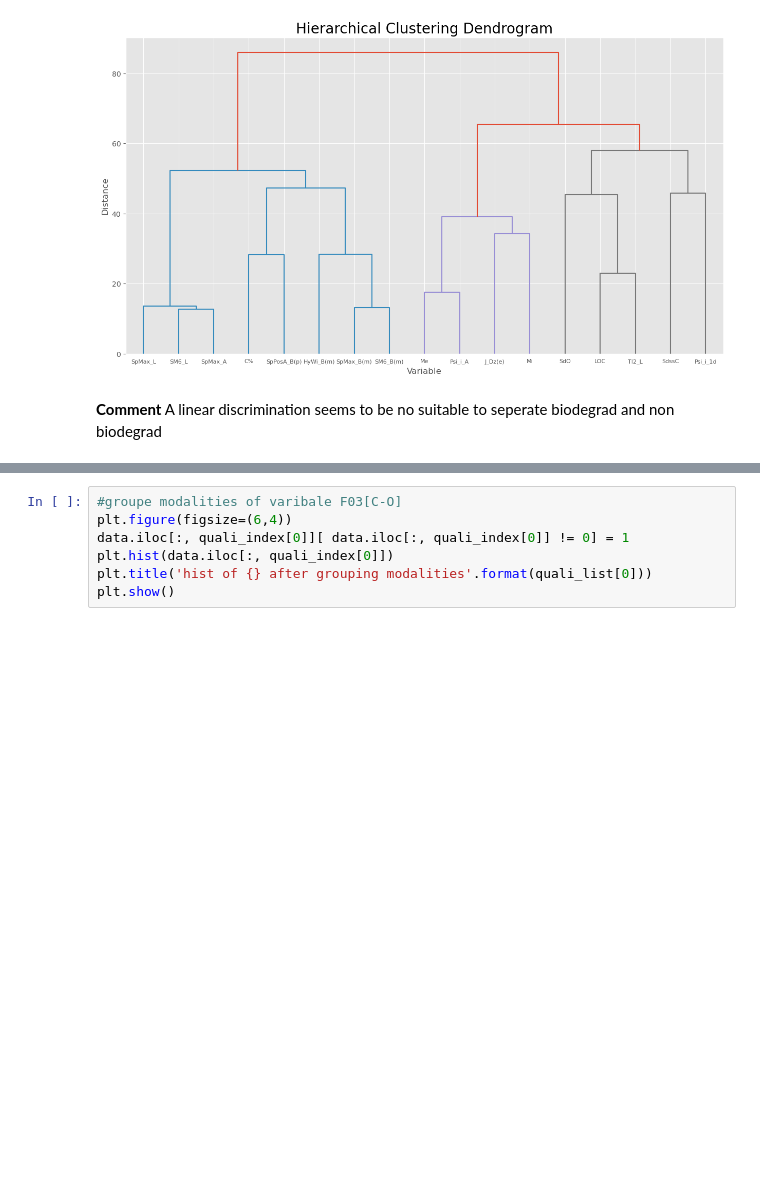
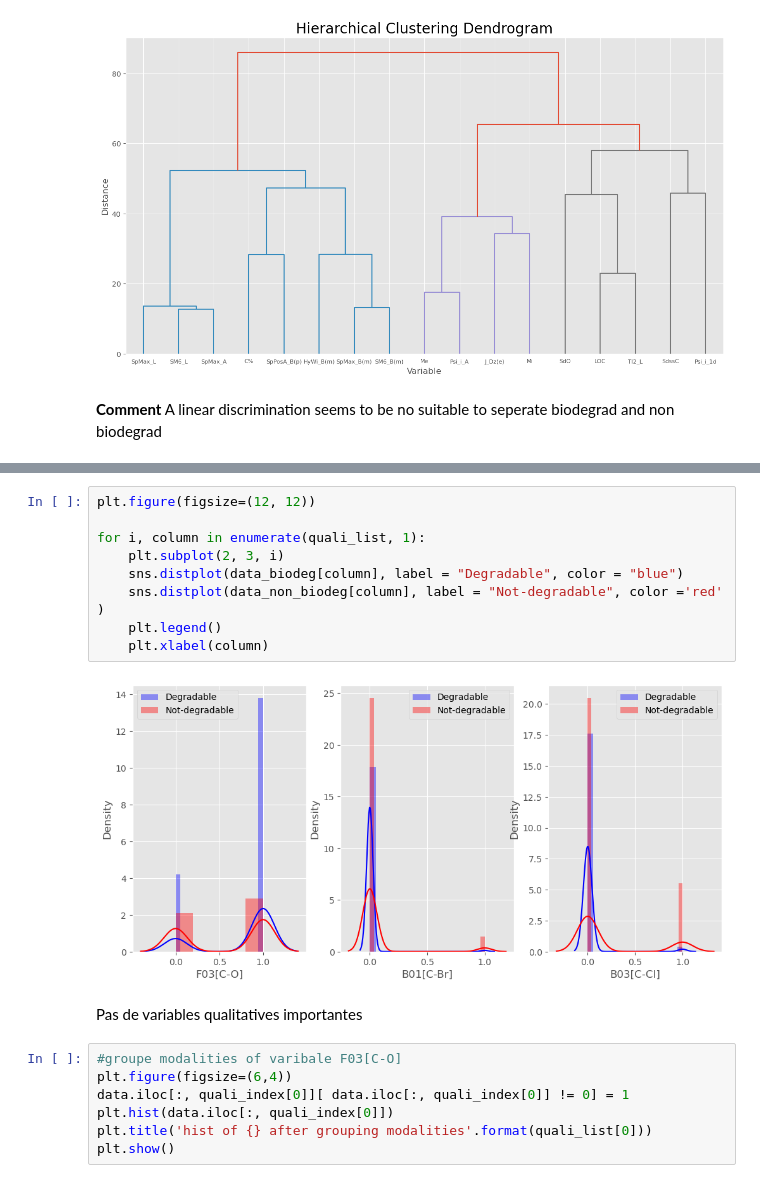
Before and after one commit to tmt1611/4GMM_ProjetML, a Jupyter notebook: MachineLearning_Python.ipynb, the cells around one changed output, grey strips where cells are left out. Drawn from its saved outputs; the diff is of its cells as text; blank space fills up the shorter version.

```diff
--- a/MachineLearning_Python.ipynb
+++ b/MachineLearning_Python.ipynb
@@ -298,3 +311,16 @@ for col in  quali_list:
+# %%
+plt.figure(figsize=(12, 12))
+
+for i, column in enumerate(quali_list, 1):
+    plt.subplot(2, 3, i)
+    sns.distplot(data_biodeg[column], label = "Degradable", color = "blue")
+    sns.distplot(data_non_biodeg[column], label = "Not-degradable", color ='red' )
+    plt.legend()
+    plt.xlabel(column)
+# %% [output]
+[figure, added]
+# %% [markdown]
+Pas de variables qualitatives importantes
 # %%
 #groupe modalities of varibale F03[C-O]
 plt.figure(figsize=(6,4))
```
Also changed, not shown: parts of 29 cells of this notebook.
